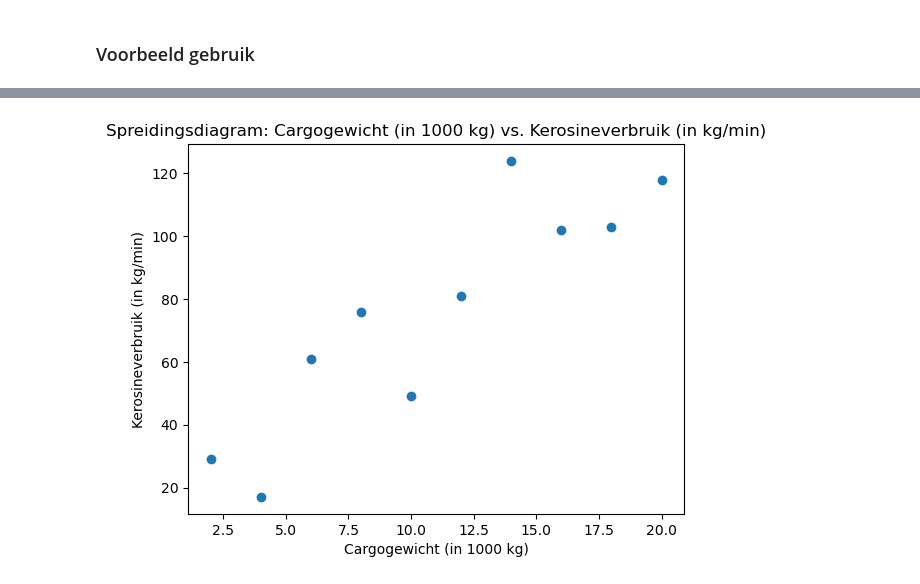
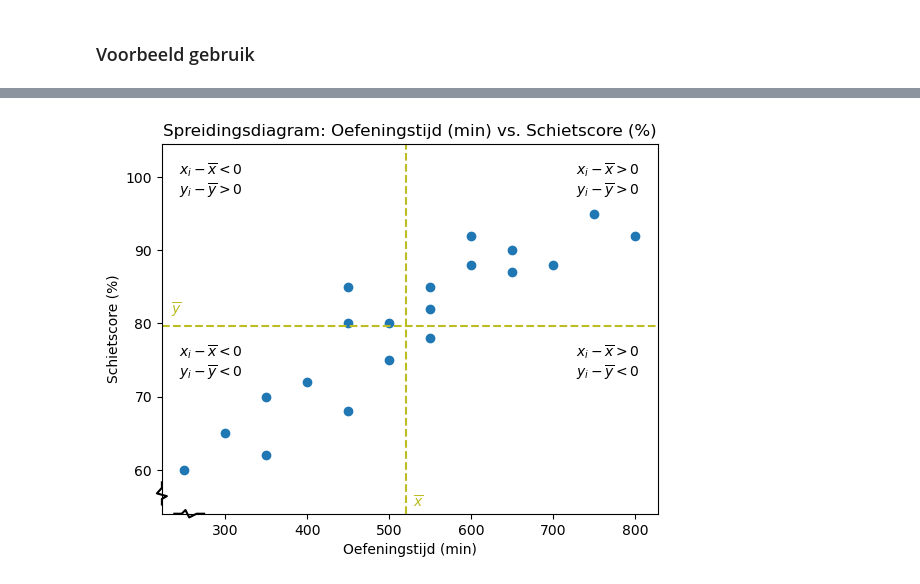
Before and after one commit to DBlom96/Statistiek, a Jupyter notebook: Python/statistics_utils/notebooks/correlation_and_regression.ipynb, the cells around one changed output, grey strips where cells are left out. Cells and saved outputs as stored; diff of their text form; code cells hidden in the pictures.

```diff
--- a/Python/statistics_utils/notebooks/correlation_and_regression.ipynb
+++ b/Python/statistics_utils/notebooks/correlation_and_regression.ipynb
@@ -398,49 +423,49 @@ def plot_linear_regression(
 ### Voorbeeld gebruik
 # %%
 np.random.seed(42)  # Zet de seed
-X = [x // 1000 for x in [2000, 4000, 6000, 8000, 10000, 12000, 14000, 16000, 18000, 20000]]
-Y = np.array([int(x/6) for x in [115, 120, 288, 265, 324, 517, 547, 518, 680, 640] + np.random.normal(loc=0, scale=127, size=10)])
-# X = [80, 81, 80, 70, 72, 69, 65, 74, 80]  # F-16
-# Y = [80, 74, 73, 72, 78, 75, 70, 74, 69]  # F-35
-print(X, Y)
-X_pred = 5.5
+X = [450, 600, 550, 700, 300, 500, 650, 400, 350, 750, 550, 450, 600, 800, 250, 650, 500, 550, 450, 350]
+Y = [85, 92, 78, 88, 65, 80, 90, 72, 70, 95, 82, 68, 88, 92, 60, 87, 75, 85, 80, 62]
+
+X_pred = 625
 labels = {
-    "X": "Cargogewicht (in 1000 kg)",
-    "Y": "Kerosineverbruik (in kg/min)"
+    "X": "Oefeningstijd (min)",
+    "Y": "Schietscore (%)"
 }
 
 # Generate LaTeX table for the question itself (horizontal)
-latex_table = generate_latex_table(X, Y, labels)
-print(latex_table)
+# latex_table = generate_latex_table(X, Y, labels)
+# print(latex_table)
 
 # Plot X and Y in a scatter plot
-plot_linear_regression(X, Y, labels, x_0 = X_pred, \
-                           plot_least_squares=False, plot_regression_line=False, \
-                           plot_point_estimate=False, plot_prediction_interval=False,\
-                           filename=FIGURE_PATH + "exam20260519_regression.png")
+plot_linear_regression(X, Y, labels, x_0=None,
+        plot_midpoint_lines=True, plot_least_squares=False, plot_regression_line=False,
+        plot_point_estimate=False, plot_prediction_interval=False, plot_confidence_interval=False,
+        filename="correlation.png"
+)
 
-# Generate LaTeX table for computing the regression line and the correlation coefficient
-regression_table = generate_latex_table_regression(X, Y)
-print(regression_table)
+print("correlation.png")
+# # Generate LaTeX table for computing the regression line and the correlation coefficient
+# regression_table = generate_latex_table_regression(X, Y)
+# print(regression_table)
 
-regression_coefficients, a, b = regression_coefficients_latex(X, Y)
-print(regression_coefficients)
+# regression_coefficients, a, b = regression_coefficients_latex(X, Y)
+# print(regression_coefficients)
 
-Y_pred = a + b * X_pred
-print(f"Voorspelde waarde voor $Y$ bij $X = {X_pred}$ is gelijk aan {Y_pred}")
+# Y_pred = a + b * X_pred
+# print(f"Voorspelde waarde voor $Y$ bij $X = {X_pred}$ is gelijk aan {Y_pred}")
 
-pearson = pearson_correlation_latex(X, Y)
-print(pearson)
+# pearson = pearson_correlation_latex(X, Y)
+# print(pearson)
 
-spearman = spearman_correlation_latex(X, Y)
-print(spearman)
+# spearman = spearman_correlation_latex(X, Y)
+# print(spearman)
 
-# Confidence interval for the mean given x0
-alpha = 0.05
+# # Confidence interval for the mean given x0
+# alpha = 0.05
 
-confidence_interval, y_pred, ci = regression_confidence_interval(X, Y, a, b, X_pred, confidence=1-alpha)
-print(confidence_interval)
+# confidence_interval, y_pred, ci = regression_confidence_interval(X, Y, a, b, X_pred, confidence=1-alpha)
+# print(confidence_interval)
 
-prediction_interval, y_pred, pi = regression_prediction_interval(X, Y, a, b, X_pred, confidence=1-alpha)
-print(prediction_interval)
+# prediction_interval, y_pred, pi = regression_prediction_interval(X, Y, a, b, X_pred, confidence=1-alpha)
+# print(prediction_interval)
 # %% [output]
@@ -464 +473 @@ print(prediction_interval)
-[figure, old version]
+[figure, new version]
```
Also changed, not shown: parts of 2 cells of this notebook, 37 other files.
